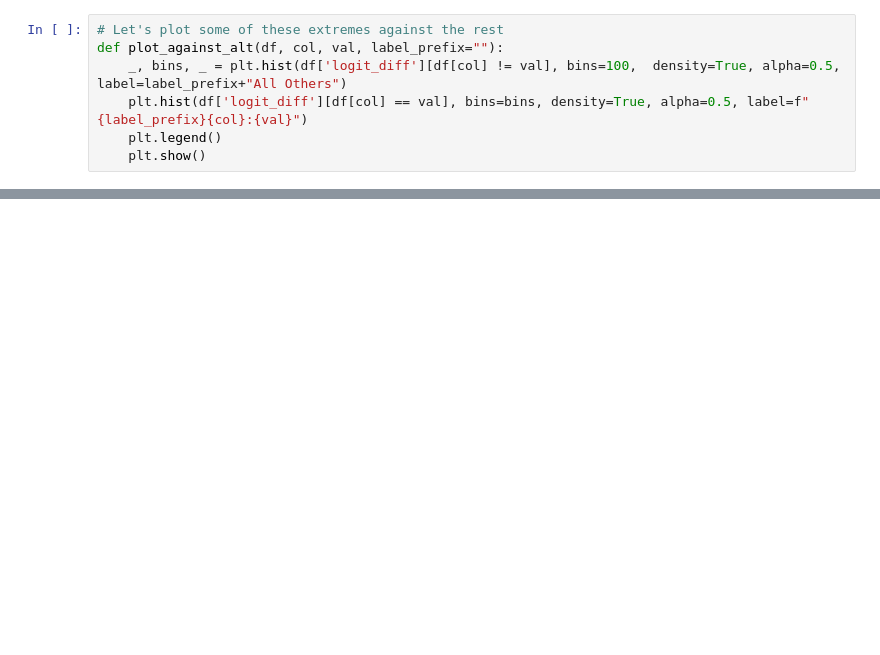
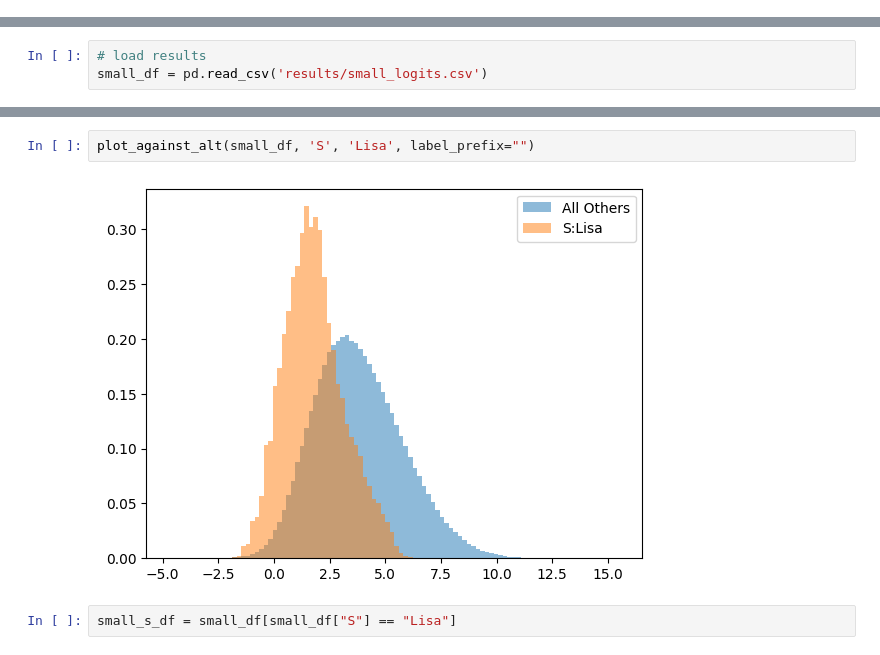
Before and after one commit to ronakrm/ioi-enumerate, a Jupyter notebook: plot_results_new.ipynb, the cells around one changed output, grey strips where cells are left out. Saved outputs shown, nothing was run; the diff lists cells and outputs as text; blank space fills up the shorter version.

```diff
--- a/plot_results_new.ipynb
+++ b/plot_results_new.ipynb
@@ -84,7 +20,0 @@ print("% examples with logit diff < 0:\t", f"{((df['logit_diff'] < 0).sum() / le
-# %%
-# Let's plot some of these extremes against the rest
-def plot_against_alt(df, col, val, label_prefix=""):
-    _, bins, _ = plt.hist(df['logit_diff'][df[col] != val], bins=100,  density=True, alpha=0.5, label=label_prefix+"All Others")
-    plt.hist(df['logit_diff'][df[col] == val], bins=bins, density=True, alpha=0.5, label=f"{label_prefix}{col}:{val}")
-    plt.legend()
-    plt.show()
@@ -208,0 +31,3 @@ plot_against_alt(s_df, "IO", "Alicia", label_prefix="S: Lisa, ")
+# %%
+# load results
+small_df = pd.read_csv('results/small_logits.csv')
@@ -208,0 +136,6 @@ plot_against_alt(s_df, "IO", "Alicia", label_prefix="S: Lisa, ")
+# %%
+plot_against_alt(small_df, 'S', 'Lisa', label_prefix="")
+# %% [output]
+[figure, added]
+# %%
+small_s_df = small_df[small_df["S"] == "Lisa"]
```
Also changed, not shown: parts of 62 cells of this notebook, 1 other file.
